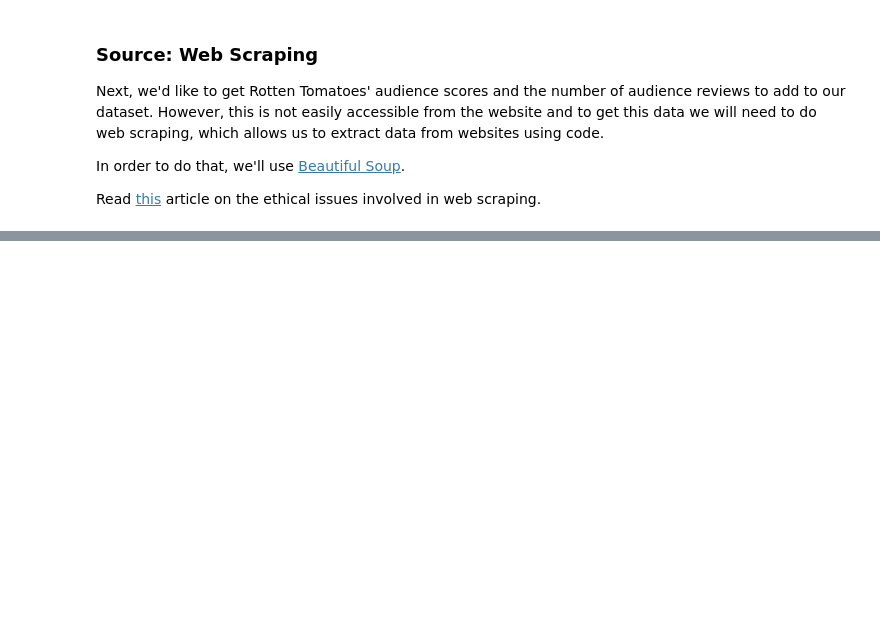
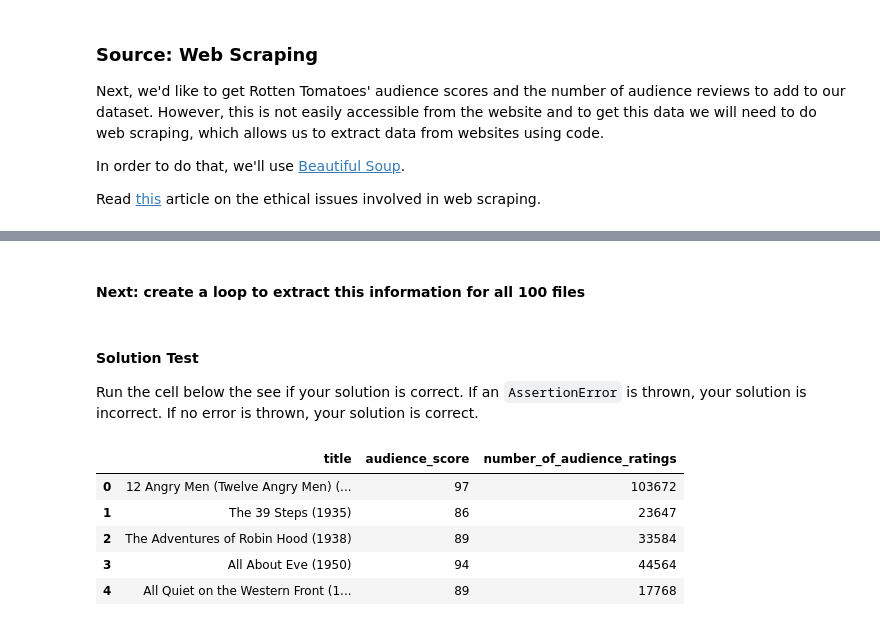
Before and after one commit to tharcyla/data-wrangling, a Jupyter notebook: 02_Gathering-Data.ipynb, the cells around one changed output, grey strips where cells are left out. Drawn from its saved outputs; the diff is of its cells as text; code cells hidden in the pictures; blank space fills up the shorter version.

```diff
--- a/02_Gathering-Data.ipynb
+++ b/02_Gathering-Data.ipynb
@@ -52,0 +140,4 @@ Read [this](https://medium.com/towards-data-science/ethics-in-web-scraping-b96b1
+# %%
+# remove the % so we can convert it to an int later
+audience_score = soup.find('div', class_='meter-value').contents[1].get_text()[:-len('%')]
+audience_score
@@ -52,0 +173,4 @@ Read [this](https://medium.com/towards-data-science/ethics-in-web-scraping-b96b1
+# %%
+# slice to get only the number of audience ratings
+num_audience_ratings = soup.find('div', class_='audience-info hidden-xs superPageFontColor').contents[3].get_text()[len('\nUser Ratings:\n        '):]
+num_audience_ratings
@@ -52,0 +179,4 @@ Read [this](https://medium.com/towards-data-science/ethics-in-web-scraping-b96b1
+# %%
+# remove the commas so we can convert it to an int later
+num_audience_ratings = num_audience_ratings.replace(',', '')
+num_audience_ratings
@@ -52,0 +191,2 @@ Read [this](https://medium.com/towards-data-science/ethics-in-web-scraping-b96b1
+# %% [markdown]
+#### Next: create a loop to extract this information for all 100 files
@@ -52,0 +195,27 @@ Read [this](https://medium.com/towards-data-science/ethics-in-web-scraping-b96b1
+# %%
+# list of dictionaries to build file by file and later convert to a DataFrame
+df_list = []
+folder = 'support-files/02_Gathering-Data/rt_html'
+for movie_html in os.listdir(folder):
+    with open(os.path.join(folder, movie_html)) as file:
+        soup = BeautifulSoup(file, "lxml")
+
+        # title
+        title = soup.find('title').contents[0][:-len(' - Rotten Tomatoes')]
+        #title = unicodedata.normalize('NFKD', title)
+
+        # audience score
+        audience_score = soup.find('div', class_='meter-value').contents[1].get_text()[:-len('%')]
+
+        # number of audience ratings
+        num_audience_ratings = soup.find('div', class_='audience-info hidden-xs superPageFontColor').contents[3].get_text()[len('\nUser Ratings:\n        '):]
+        num_audience_ratings = num_audience_ratings.replace(',', '')
+
+        # Append to list of dictionaries
+        df_list.append({'title': title,
+                        'audience_score': int(audience_score),
+                        'number_of_audience_ratings': int(num_audience_ratings)})
+df = pd.DataFrame(df_list, columns = ['title', 'audience_score', 'number_of_audience_ratings'])
+# %% [markdown]
+#### Solution Test
+Run the cell below the see if your solution is correct. If an `AssertionError` is thrown, your solution is incorrect. If no error is thrown, your solution is correct.
@@ -52,0 +229,9 @@ Read [this](https://medium.com/towards-data-science/ethics-in-web-scraping-b96b1
+# %%
+df.head()
+# %% [output]
+|  | title | audience_score | number_of_audience_ratings |
+| 0 | 12 Angry Men (Twelve Angry Men) (... | 97 | 103672 |
+| 1 | The 39 Steps (1935) | 86 | 23647 |
+| 2 | The Adventures of Robin Hood (1938) | 89 | 33584 |
+| 3 | All About Eve (1950) | 94 | 44564 |
+| 4 | All Quiet on the Western Front (1... | 89 | 17768 |
```
Also changed, not shown: parts of 69 cells of this notebook.
